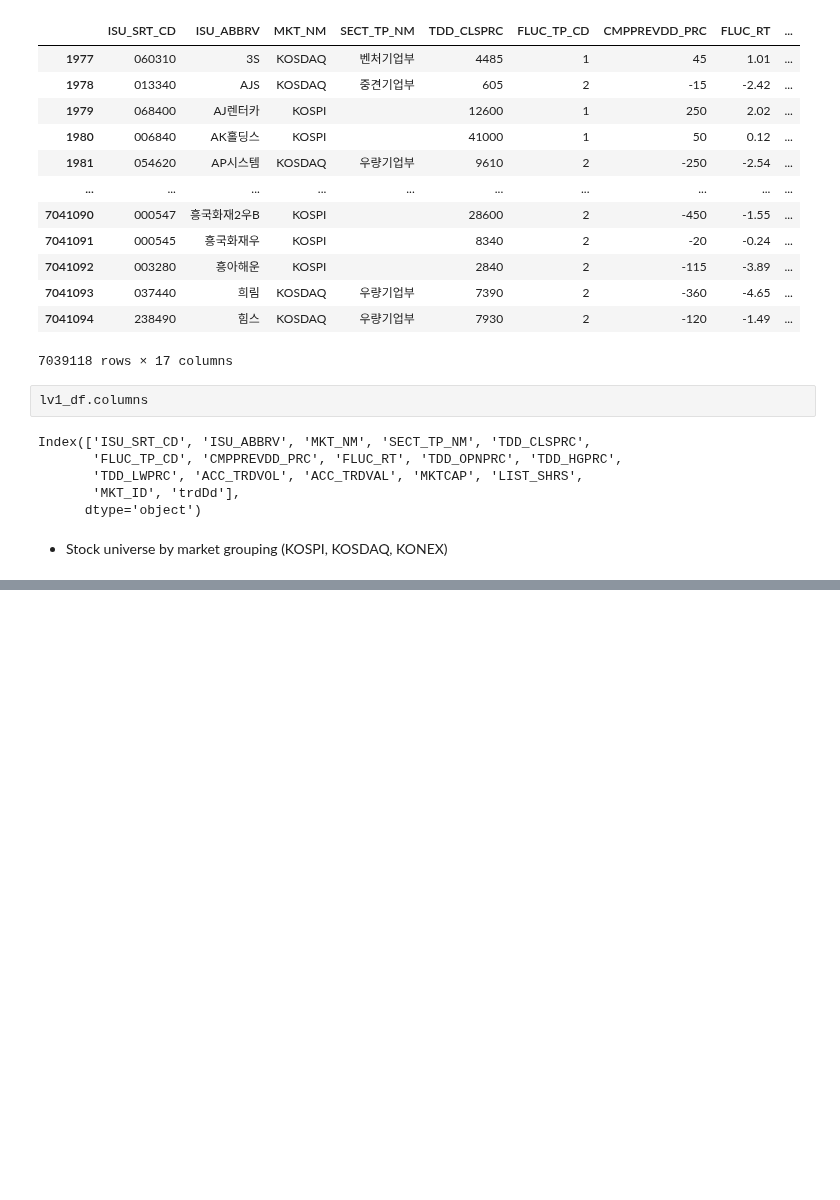
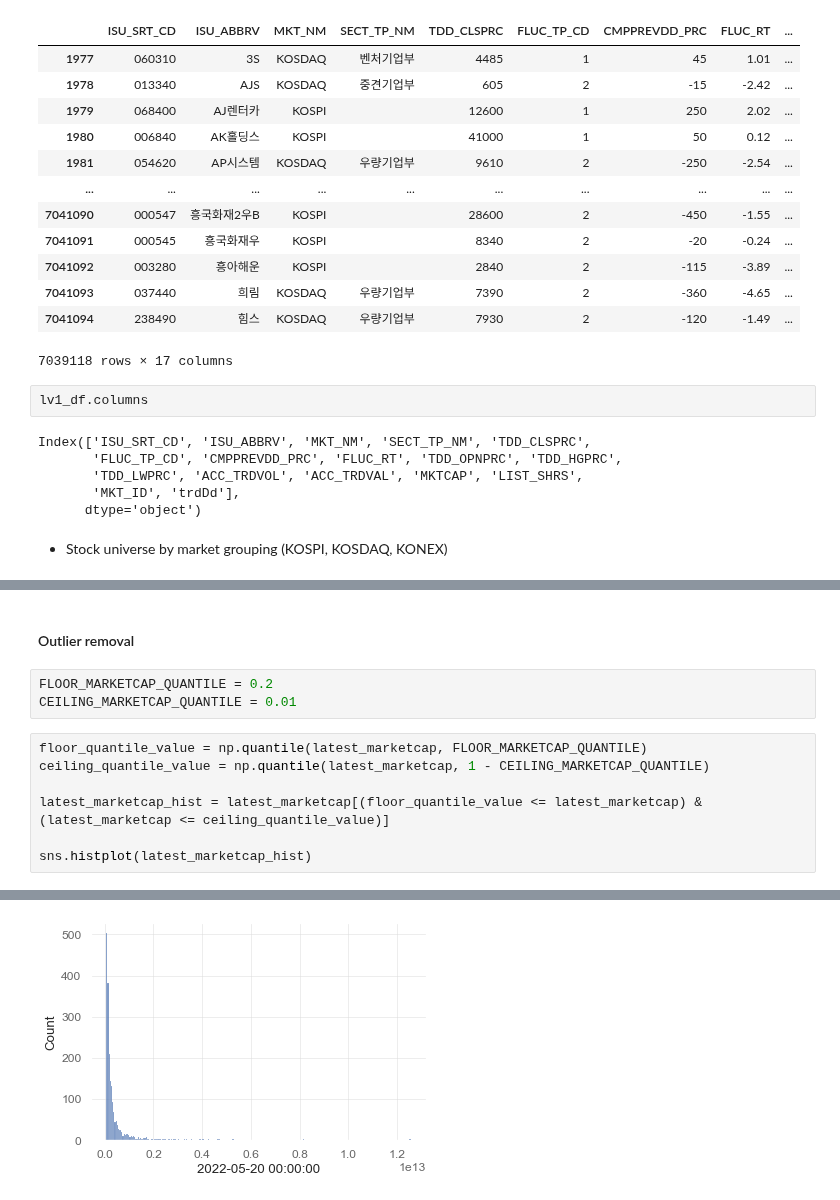
Before and after one commit to jaepil-choi/korquanttools, a Jupyter notebook: notebooks/stockmarket_EDA.ipynb, the cells around one changed output, grey strips where cells are left out. Cells and saved outputs as stored; diff of their text form; blank space fills up the shorter version.

```diff
--- a/notebooks/stockmarket_EDA.ipynb
+++ b/notebooks/stockmarket_EDA.ipynb
@@ -140,0 +236,13 @@ Index(['ISU_SRT_CD', 'ISU_ABBRV', 'MKT_NM', 'SECT_TP_NM', 'TDD_CLSPRC',
+# %% [markdown]
+#### Outlier removal
+# %%
+FLOOR_MARKETCAP_QUANTILE = 0.2
+CEILING_MARKETCAP_QUANTILE = 0.01
+# %%
+floor_quantile_value = np.quantile(latest_marketcap, FLOOR_MARKETCAP_QUANTILE)
+ceiling_quantile_value = np.quantile(latest_marketcap, 1 - CEILING_MARKETCAP_QUANTILE)
+
+latest_marketcap_hist = latest_marketcap[(floor_quantile_value <= latest_marketcap) & (latest_marketcap <= ceiling_quantile_value)]
+
+sns.histplot(latest_marketcap_hist)
+# %% [output]
@@ -140,0 +250 @@ Index(['ISU_SRT_CD', 'ISU_ABBRV', 'MKT_NM', 'SECT_TP_NM', 'TDD_CLSPRC',
+[figure, added]
```
Also changed, not shown: parts of 16 cells of this notebook.
